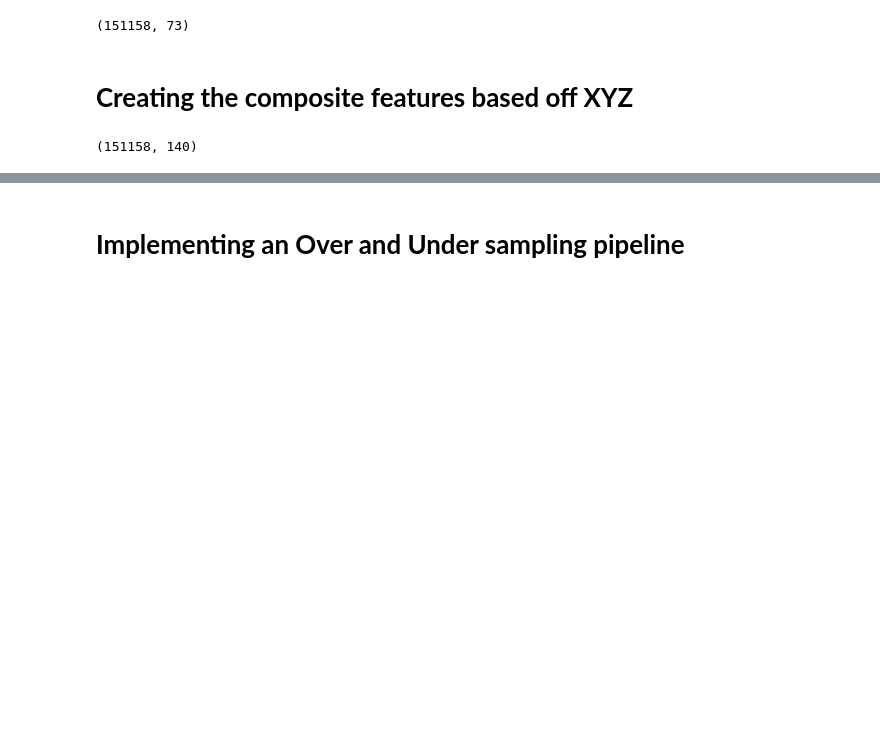
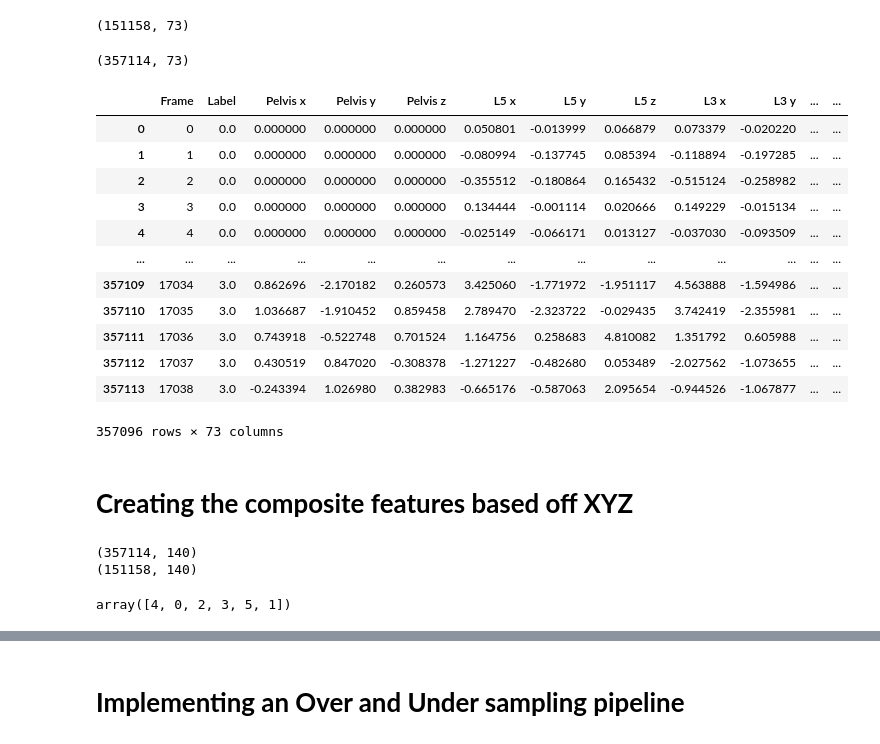
Before and after one commit to hengrvisal/knife_sharpness, a Jupyter notebook: Better data analysis.ipynb, the cells around one changed output, grey strips where cells are left out. Drawn from its saved outputs; the diff is of its cells as text; code cells hidden in the pictures; blank space fills up the shorter version.

```diff
--- a/Better data analysis.ipynb
+++ b/Better data analysis.ipynb
@@ -145,5 +131,6 @@ ACCELERATION_SHEETS = [
 # if __name__ == "__main__":
 #     main()
 # %%
-df = pd.read_csv('acceleration_data.csv')
+boning_df = pd.read_csv('boning_acceleration_data.csv')
+slicing_df = pd.read_csv('slicing_acceleration_data.csv')
 # %%
@@ -151,5 +138,25 @@ df.shape
 # %% [output]
 (151158, 73)
+# %%
+slicing_df.shape
+# %% [output]
+(357114, 73)
+# %%
+slicing_df.dropna()
+# %% [output]
+|  | Frame | Label | Pelvis x | Pelvis y | Pelvis z | L5 x | L5 y | L5 z | L3 x | L3 y | ... | ... |
+| 0 | 0 | 0.0 | 0.000000 | 0.000000 | 0.000000 | 0.050801 | -0.013999 | 0.066879 | 0.073379 | -0.020220 | ... | ... |
+| 1 | 1 | 0.0 | 0.000000 | 0.000000 | 0.000000 | -0.080994 | -0.137745 | 0.085394 | -0.118894 | -0.197285 | ... | ... |
+| 2 | 2 | 0.0 | 0.000000 | 0.000000 | 0.000000 | -0.355512 | -0.180864 | 0.165432 | -0.515124 | -0.258982 | ... | ... |
+| 3 | 3 | 0.0 | 0.000000 | 0.000000 | 0.000000 | 0.134444 | -0.001114 | 0.020666 | 0.149229 | -0.015134 | ... | ... |
+| 4 | 4 | 0.0 | 0.000000 | 0.000000 | 0.000000 | -0.025149 | -0.066171 | 0.013127 | -0.037030 | -0.093509 | ... | ... |
+| ... | ... | ... | ... | ... | ... | ... | ... | ... | ... | ... | ... | ... |
+| 357109 | 17034 | 3.0 | 0.862696 | -2.170182 | 0.260573 | 3.425060 | -1.771972 | -1.951117 | 4.563888 | -1.594986 | ... | ... |
+| 357110 | 17035 | 3.0 | 1.036687 | -1.910452 | 0.859458 | 2.789470 | -2.323722 | -0.029435 | 3.742419 | -2.355981 | ... | ... |
+| 357111 | 17036 | 3.0 | 0.743918 | -0.522748 | 0.701524 | 1.164756 | 0.258683 | 4.810082 | 1.351792 | 0.605988 | ... | ... |
+| 357112 | 17037 | 3.0 | 0.430519 | 0.847020 | -0.308378 | -1.271227 | -0.482680 | 0.053489 | -2.027562 | -1.073655 | ... | ... |
+| 357113 | 17038 | 3.0 | -0.243394 | 1.026980 | 0.382983 | -0.665176 | -0.587063 | 2.095654 | -0.944526 | -1.067877 | ... | ... |
+357096 rows × 73 columns
 # %% [markdown]
 # **Creating the composite features based off XYZ**
 # %%
@@ -219,4 +227,10 @@ df = create_composite_features(df)
 # %%
-df.shape
+print(slicing_df.shape)
+print(boning_df.shape)
 # %% [output]
+(357114, 140)
 (151158, 140)
+# %%
+boning_df['Label'].unique()
+# %% [output]
+array([4, 0, 2, 3, 5, 1])
```
Also changed, not shown: parts of 34 cells of this notebook.
